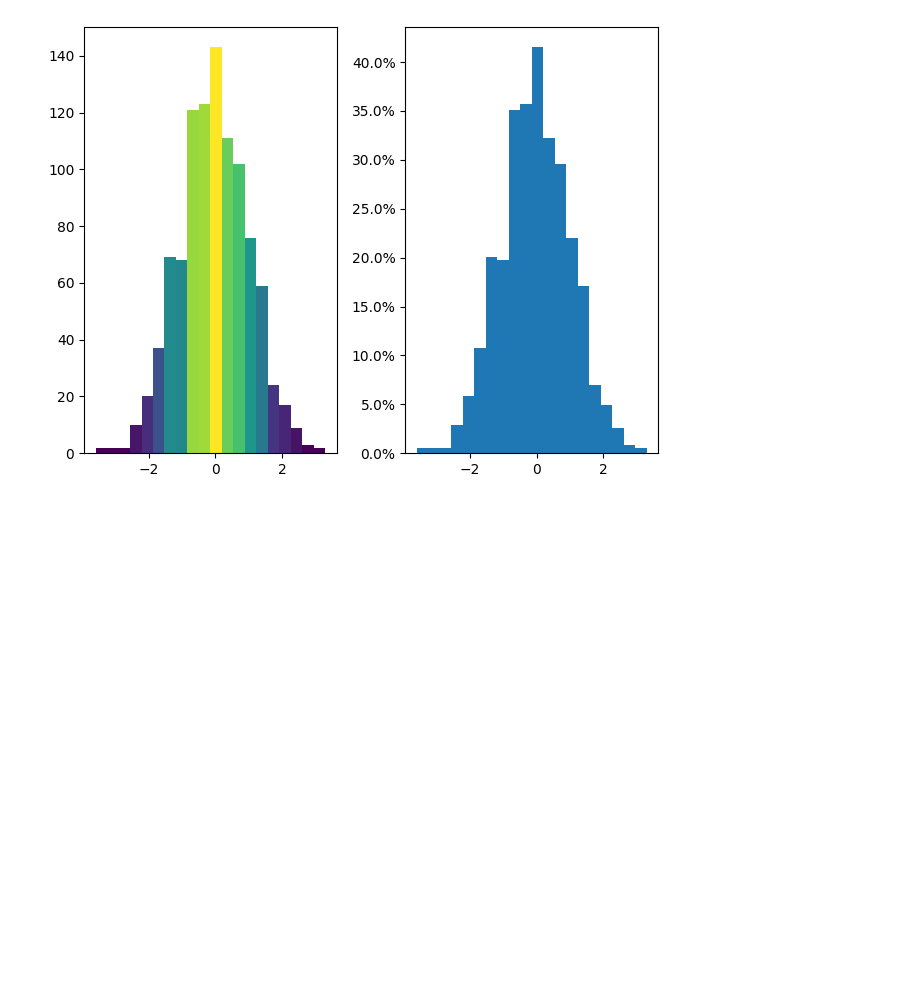
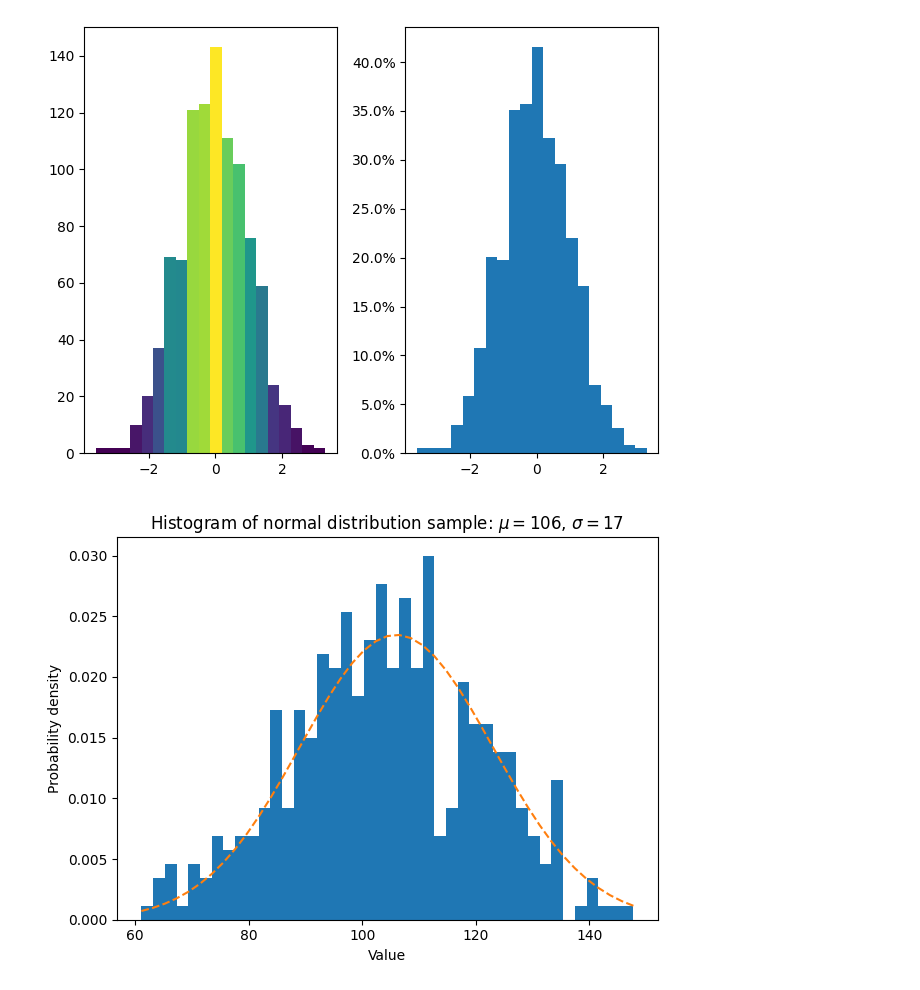
Before and after one commit to kono100/Graficos_em_Python, a Jupyter notebook: grafico.ipynb, the cells around one changed output. Saved outputs shown, nothing was run; the diff lists cells and outputs as text; code cells hidden in the pictures; blank space fills up the shorter version.

```diff
--- a/grafico.ipynb
+++ b/grafico.ipynb
@@ -571,3 +571,37 @@ axs[1].yaxis.set_major_formatter(PercentFormatter(xmax=1))
 plt.show()
 # %% [output]
 [figure]
+# %%
+# Grafico 18
+
+import matplotlib.pyplot as plt
+import numpy as np
+
+rng = np.random.default_rng(19680801)
+
+# example data
+mu = 106  # mean of distribution
+sigma = 17  # standard deviation of distribution
+x = rng.normal(loc=mu, scale=sigma, size=420)
+
+num_bins = 42
+
+fig, ax = plt.subplots()
+
+# the histogram of the data
+n, bins, patches = ax.hist(x, num_bins, density=True)
+
+# add a 'best fit' line
+y = ((1 / (np.sqrt(2 * np.pi) * sigma)) *
+     np.exp(-0.5 * (1 / sigma * (bins - mu))**2))
+ax.plot(bins, y, '--')
+ax.set_xlabel('Value')
+ax.set_ylabel('Probability density')
+ax.set_title('Histogram of normal distribution sample: '
+             fr'$\mu={mu:.0f}$, $\sigma={sigma:.0f}$')
+
+# Tweak spacing to prevent clipping of ylabel
+fig.tight_layout()
+plt.show()
+# %% [output]
+[figure, added]
```
